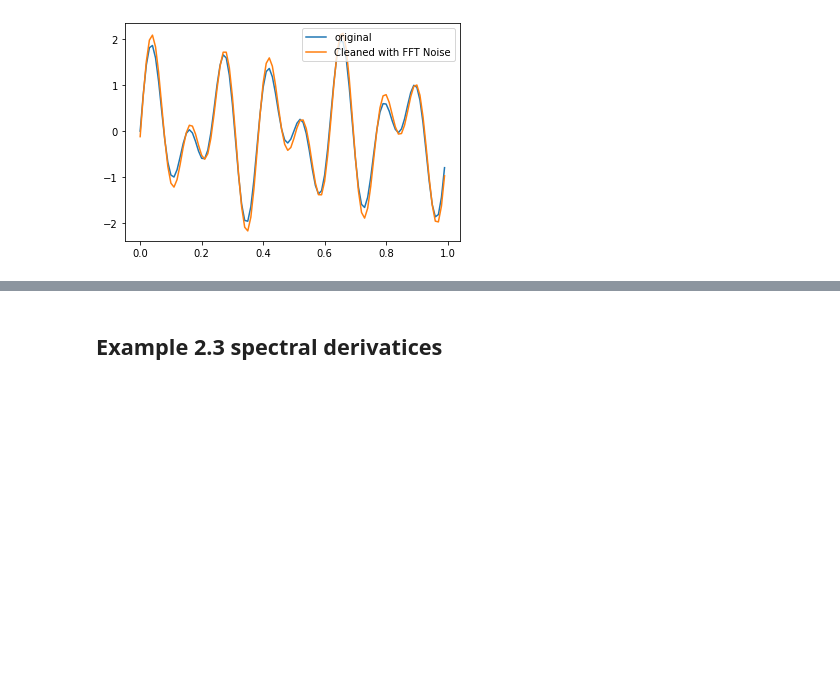
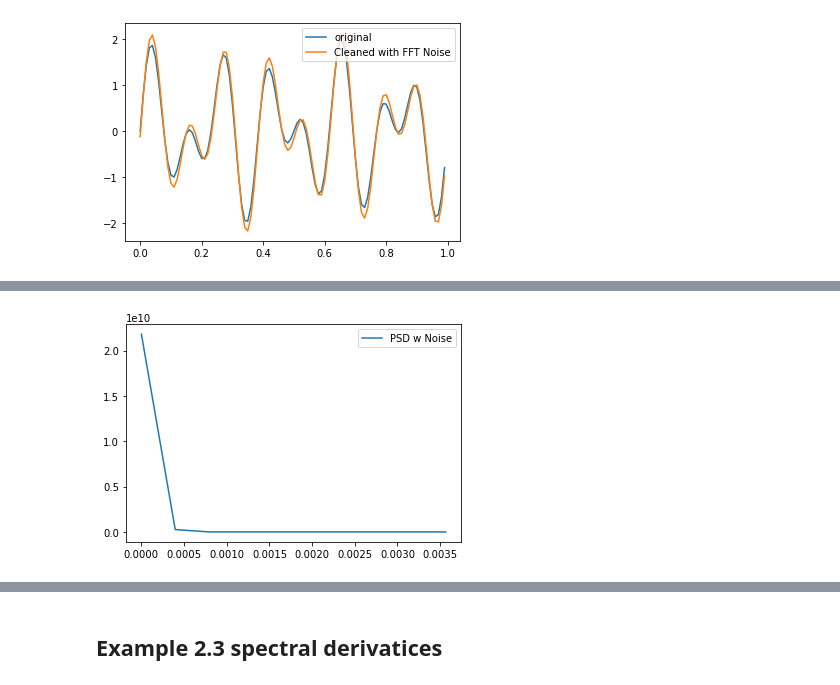
Before and after one commit to DuckieNukeEm/data_driven_science_and_engineering, a Jupyter notebook: Ch2/Chapter 2 - Fourier Transformations.ipynb, the cells around one changed output, grey strips where cells are left out. Cells and saved outputs as stored; diff of their text form; code cells hidden in the pictures; blank space fills up the shorter version.

```diff
--- a/Ch2/Chapter 2 - Fourier Transformations.ipynb
+++ b/Ch2/Chapter 2 - Fourier Transformations.ipynb
@@ -157,0 +197,6 @@ plt.show()
+# %%
+Four_Noise = np.fft.fft(Df[:,2])
+PSD = np.real(Four_Noise * np.conj(Four_Noise)/Four_Noise.shape[0]) # getting the Pour Frequency
+PSD_Clean  = PSD * (PSD > 100000000) # zeroing out all other values that don't have a strong index
+Four_Clean = Four_Noise  * (PSD > 100000000)  ; # Zero out small Fourier coeffs. in Y
+Func_Clean = np.fft.ifft(Four_Clean); # Inverse FFT for filtered time signal
@@ -157,0 +208,10 @@ plt.show()
+# %%
+freq = 1/Df.shape[0] * np.arange(0,Df[:,1].shape[0])
+#L = [int(l) for l in np.arange(1,np.floor(Df.shape[0])/2)]
+L=np.arange(0,10)
+#plt.plot(freq[L],PSD[L], label = 'PSD w Noise')
+plt.plot(freq[L],PSD_Clean[L],label = 'PSD w Noise')
+plt.legend()
+plt.show()
+# %% [output]
+[figure, added]
```
Also changed, not shown: parts of 9 cells of this notebook.
